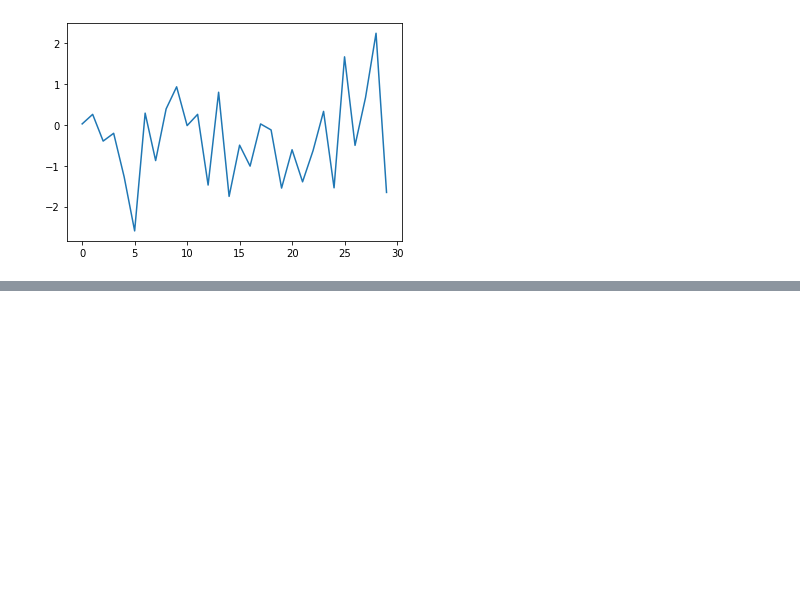
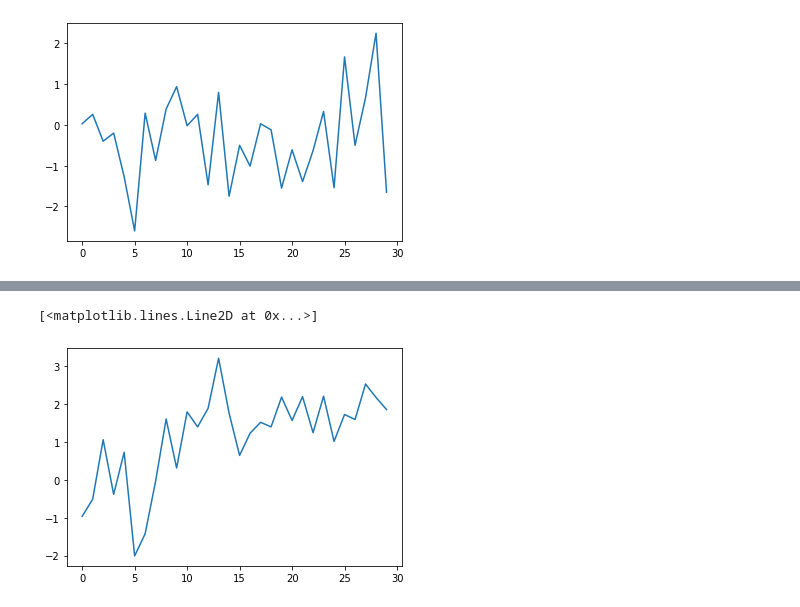
Before and after one commit to shiunru/M10821053, a Jupyter notebook: montecarlo.ipynb, the cells around one changed output, grey strips where cells are left out. Cells and saved outputs as stored; diff of their text form; code cells hidden in the pictures; blank space fills up the shorter version.

```diff
--- a/montecarlo.ipynb
+++ b/montecarlo.ipynb
@@ -120,0 +31,10 @@ plt.plot(d)
+# %%
+CCP_UT
+d = [-0.962, -0.511,  1.059, -0.382,  0.728, -2.007, -1.423, -0.032,
+         1.606,  0.313,  1.794,  1.398,  1.889,  3.209,  1.757,  0.645,
+         1.231,  1.519,  1.398,  2.183,  1.568,  2.195,  1.245,  2.207,
+         1.015,  1.725,  1.592,  2.528,  2.174,  1.855]
+plt.plot(d)
+# %% [output]
+[<matplotlib.lines.Line2D at 0x...>]
+[figure, added]
```
Also changed, not shown: parts of 16 cells of this notebook, 2 other files.
